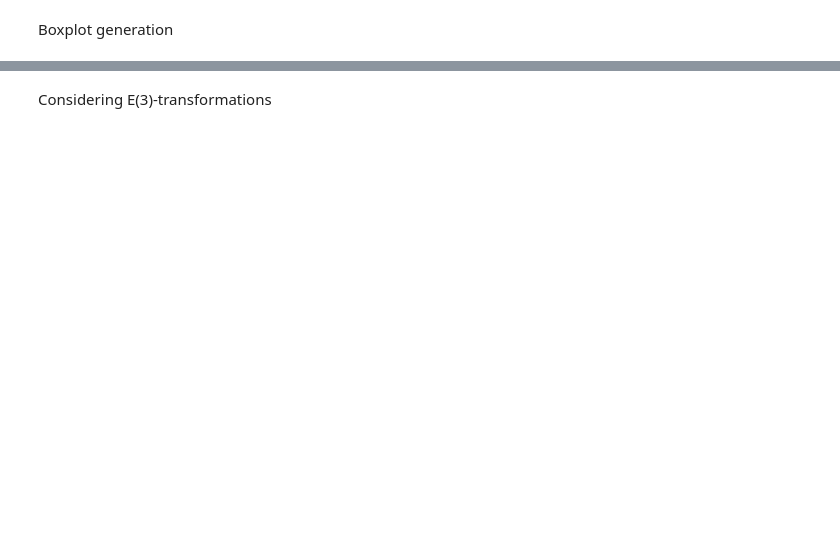
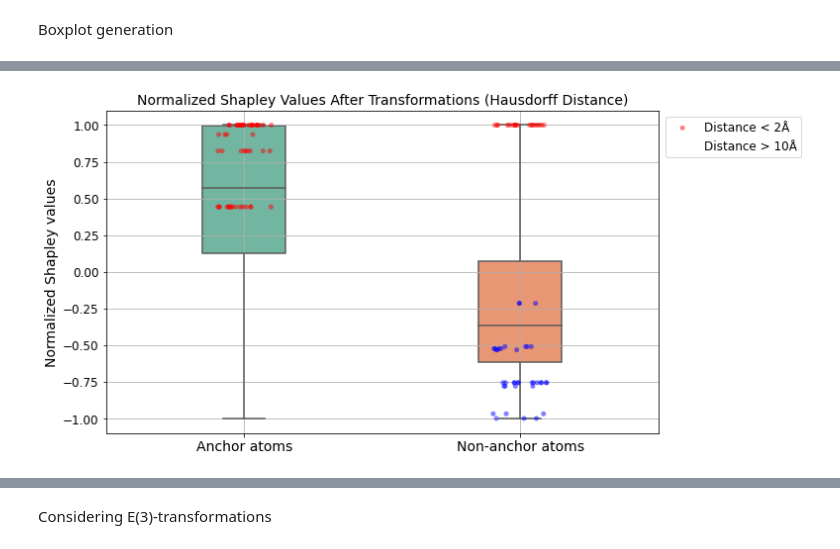
Before and after one commit to AndMastro/DiffSHAPer, a Jupyter notebook: notebooks/e3_transformation_control_atom_type_perturbation.ipynb, the cells around one changed output, grey strips where cells are left out. Drawn from its saved outputs; the diff is of its cells as text; code cells hidden in the pictures; blank space fills up the shorter version.

```diff
--- a/notebooks/e3_transformation_control_atom_type_perturbation.ipynb
+++ b/notebooks/e3_transformation_control_atom_type_perturbation.ipynb
@@ -236,0 +300,90 @@ plt.savefig(f"{SAVE_PLOT_FOLDER}box_plot_shapley_value_no_transformations_hausdo
+# %%
+for i in range(len(data_list)):
+    for seed in seed_list:
+        dict_key_name = f"shapley_values_{seed}"
+        shapley_values = -np.array(data_dict_atom_type[i][dict_key_name])
+        min_val = np.min(shapley_values)
+        max_val = np.max(shapley_values)
+        normalized_shapley_values = 2 * (shapley_values - min_val) / (max_val - min_val) - 1
+        dict_key_name = f"normalized_shapley_values_{seed}"
+        data_dict_atom_type[i][dict_key_name] = normalized_shapley_values.tolist()
+# %%
+for i in range(len(data_list)):
+    for seed in seed_list:
+        dict_key_name = f'distances_{seed}'
+        distances = np.array(data_dict_atom_type[i][dict_key_name])
+        min_dist = np.min(distances)
+        max_dist = np.max(distances)
+        normalized_distances = (distances - min_dist) / (max_dist - min_dist)
+        dict_key_name = f'normalized_distances_{seed}'
+        data_dict_atom_type[i][dict_key_name] = normalized_distances.tolist()
+# %%
+anchor_shapley_values_atom_type = []
+distances_anchor_atom_type = []
+non_anchor_shapley_values_atom_type = []
+distances_non_anchor_atom_type = []
+highlighted_shapley_values_close_atom_type = []
+highlighted_shapley_values_far_atom_type = []
+
+highlighted_shapley_values_close_atom_type_non_anchor = []
+highlighted_shapley_values_far_non_anchor_atom_type = []
+
+highlighted_middle_shapley_values_atom_type = []
+highlighted_middle_shapley_values_atom_type_non_anchor = []
+
+threshold_close = 2  # Define the threshold for distance
+threshold_close_non_anchor = 2
+threshold_far = 10
+
+for i in range(len(data_list)):
+    for t_seed in seed_list:
+        anchor_mask = data_dict_atom_type[i]['anchors'].bool().cpu().numpy()
+        fragment_mask = data_dict_atom_type[i]['fragment_mask'].bool().cpu().numpy()
+        anchor_mask = anchor_mask[fragment_mask]
+        distances = np.array(data_dict_atom_type[i][f'distances_{t_seed}'])
+        shapley_values = np.array(data_dict_atom_type[i][f'normalized_shapley_values_{t_seed}'])
+
+        anchor_shapley_values_atom_type.extend(shapley_values[anchor_mask])
+        distances_anchor_atom_type.extend(distances[anchor_mask])
+        non_anchor_shapley_values_atom_type.extend(shapley_values[~anchor_mask])
+        distances_non_anchor_atom_type.extend(distances[~anchor_mask])
+        # Highlight atoms whose distance is lower than the threshold for anchor atoms
+        highlighted_shapley_values_close_atom_type.extend(np.array(anchor_shapley_values_atom_type)[np.array(distances_anchor_atom_type) < threshold_close])
+        highlighted_shapley_values_far_atom_type.extend(np.array(anchor_shapley_values_atom_type)[np.array(distances_anchor_atom_type) > threshold_far])
+
+        # Highlight atoms whose distance is lower than the threshold for non-anchor atoms
+        highlighted_shapley_values_close_atom_type_non_anchor.extend(np.array(non_anchor_shapley_values_atom_type)[np.array(distances_non_anchor_atom_type) <= threshold_close_non_anchor])
+        highlighted_shapley_values_far_non_anchor_atom_type.extend(np.array(non_anchor_shapley_values_atom_type)[np.array(distances_non_anchor_atom_type) >= threshold_far])
+
+
+# Create box plot using seaborn
+plt.figure(figsize=(10, 6))
+sns.boxplot(data=[anchor_shapley_values_atom_type, non_anchor_shapley_values_atom_type], palette="Set2", width=0.3)
+# sns.stripplot(data=[anchor_shapley_values_atom_type, non_anchor_shapley_values_atom_type], color='black', alpha=0.5)
+sns.stripplot(data=[highlighted_shapley_values_close_atom_type, highlighted_shapley_values_close_atom_type_non_anchor], color='red', alpha=0.5, label='Distance < 2Å')
+
+sns.stripplot(data=[highlighted_shapley_values_far_atom_type, highlighted_shapley_values_far_non_anchor_atom_type], color='blue', alpha=0.5, label='Distance > 10Å')
+
+plt.xticks([0, 1], ['Anchor atoms', 'Non-anchor atoms'], fontsize=14)
+plt.ylabel('Normalized Shapley values', fontsize=14)
+plt.yticks(fontsize=12)
+plt.title('Normalized Shapley Values After Transformations (Hausdorff Distance)', fontsize=14)
+
+handles, labels = plt.gca().get_legend_handles_labels()
+
+# Filter out the duplicate labels
+unique_labels = []
+unique_handles = []
+for handle, label in zip(handles, labels):
+    if label not in unique_labels:
+        unique_labels.append(label)
+        unique_handles.append(handle)
+
+
+plt.legend(unique_handles, unique_labels, loc='upper right', bbox_to_anchor=(1.27, 1), fontsize=12)
+
+plt.grid(True)
+plt.savefig(f"{SAVE_PLOT_FOLDER}box_plot_shapley_value_no_transform_atom_type.pdf", bbox_inches='tight', dpi=300)
+plt.savefig(f"{SAVE_PLOT_FOLDER}box_plot_shapley_value_no_transform_atom_type.png", bbox_inches='tight', dpi=300)
+# %% [output]
+[figure, added]
```
Also changed, not shown: parts of 27 cells of this notebook, 2 other files.
